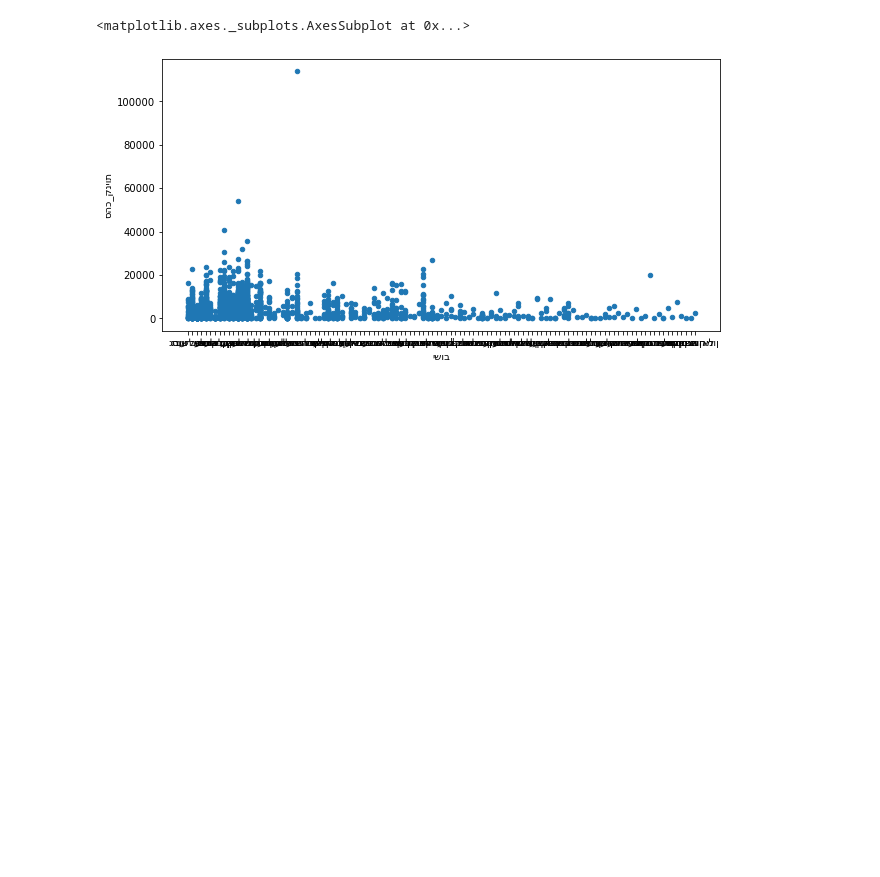
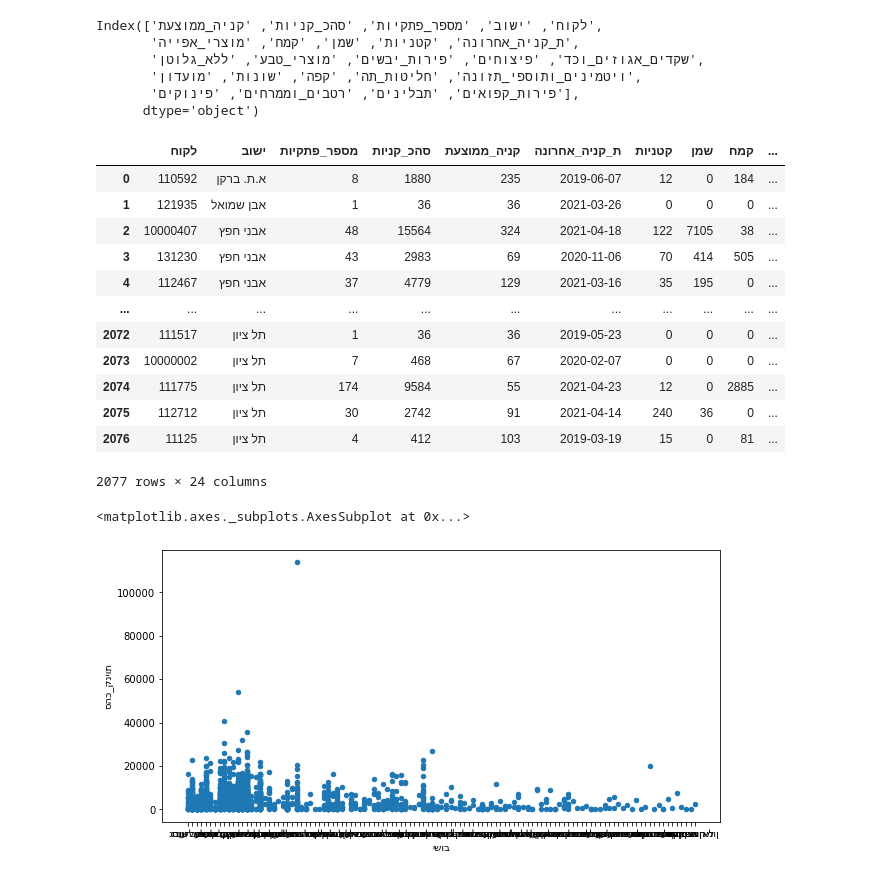
Before and after one commit to tamarsheinbach/AL_hamishkal, a Jupyter notebook: al_hamishkal.ipynb, the cells around one changed output. Cells and saved outputs as stored; diff of their text form; code cells hidden in the pictures; blank space fills up the shorter version.

```diff
--- a/al_hamishkal.ipynb
+++ b/al_hamishkal.ipynb
@@ -23,21 +9,21 @@ mishkal_df = pd.read_csv('https://raw.githubusercontent.com/tamarsheinbach/AL_ha
 # %%
-##להוריד עמודת שמות
-mishkal_df1 = mishkal_df.drop('שם_לקוח',axis='columns',inplace=True)
-#mishkal_df1
+## להוריד עמודות
+mishkal_df.drop('שם_לקוח',axis='columns',inplace=True)
+# # mishkal_df
 
-##להוריד את כל השורות הריקות בעמודות המוזכרות
+## להוריד את כל השורות הריקות בעמודות המוזכרות
 mishkal_df = mishkal_df.dropna(subset=['ת_קניה_אחרונה', 'סהכ_קניות', 'ישוב'])
-#mishkal_df
+# mishkal_df
 
-##לחלץ רק את התאריך בעמודת תאריך (להוריד את השעה)
+## לחלץ רק את התאריך בעמודת תאריך (להוריד את השעה)
 mishkal_df['ת_קניה_אחרונה'] = pd.to_datetime(mishkal_df['ת_קניה_אחרונה'])
-#mishkal_df
+# mishkal_df
 
-##להגדיר תנאי שתאריך קניה אחרון הוא אחרי 1.1.2019 וספירת אינדקסים מ-0
+## להגדיר תנאי שתאריך קניה אחרון הוא אחרי 1.1.2019 וספירת אינדקסים מ-0
 mishkal_df = mishkal_df[mishkal_df['ת_קניה_אחרונה']>'2019-01-01'].reset_index(drop=True)
-#mishkal_df
+# mishkal_df
 
-##למלא את כל הערכים החסרים ב-0, בכל המחלקות
+## למלא את כל הערכים החסרים ב-0, בכל המחלקות
 #pd.isnull(mishkal_df).sum()
 mishkal_df.fillna('0',inplace = True)
 mishkal_df
@@ -63 +148,27 @@ See the caveats in the documentation: https://pandas.pydata.org/pandas-docs/stab
+# %%
+mishkal_df.columns
+# %% [output]
+Index(['לקוח', 'ישוב', 'מספר_פתקיות', 'סהכ_קניות', 'קניה_ממוצעת',
+       'ת_קניה_אחרונה', 'קטניות', 'שמן', 'קמח', 'מוצרי_אפייה',
+       'שקדים_אגוזים_וכד', 'פיצוחים', 'פירות_יבשים', 'מוצרי_טבע', 'ללא_גלוטן',
+       'ויטמינים_ותוספי_תזונה', 'חליטות_תה', 'קפה', 'שונות', 'מועדון',
+       'פירות_קפואים', 'תבלינים', 'רטבים_וממרחים', 'פינוקים'],
+      dtype='object')
+# %%
+mishkal_df1 = mishkal_df.sort_values('ישוב').reset_index(drop=True)
+# mishkal_df1
+# %% [output]
+|  | לקוח | ישוב | מספר_פתקיות | סהכ_קניות | קניה_ממוצעת | ת_קניה_אחרונה | קטניות | שמן | קמח | ... |
+| 0 | 110592 | א.ת. ברקן | 8 | 1880 | 235 | 2019-06-07 | 12 | 0 | 184 | ... |
+| 1 | 121935 | אבן שמואל | 1 | 36 | 36 | 2021-03-26 | 0 | 0 | 0 | ... |
+| 2 | 10000407 | אבני חפץ | 48 | 15564 | 324 | 2021-04-18 | 122 | 7105 | 38 | ... |
+| 3 | 131230 | אבני חפץ | 43 | 2983 | 69 | 2020-11-06 | 70 | 414 | 505 | ... |
+| 4 | 112467 | אבני חפץ | 37 | 4779 | 129 | 2021-03-16 | 35 | 195 | 0 | ... |
+| ... | ... | ... | ... | ... | ... | ... | ... | ... | ... | ... |
+| 2072 | 111517 | תל ציון | 1 | 36 | 36 | 2019-05-23 | 0 | 0 | 0 | ... |
+| 2073 | 10000002 | תל ציון | 7 | 468 | 67 | 2020-02-07 | 0 | 0 | 0 | ... |
+| 2074 | 111775 | תל ציון | 174 | 9584 | 55 | 2021-04-23 | 12 | 0 | 2885 | ... |
+| 2075 | 112712 | תל ציון | 30 | 2742 | 91 | 2021-04-14 | 240 | 36 | 0 | ... |
+| 2076 | 11125 | תל ציון | 4 | 412 | 103 | 2019-03-19 | 15 | 0 | 81 | ... |
+2077 rows × 24 columns
 # %%
```
Also changed, not shown: parts of 7 cells of this notebook.
